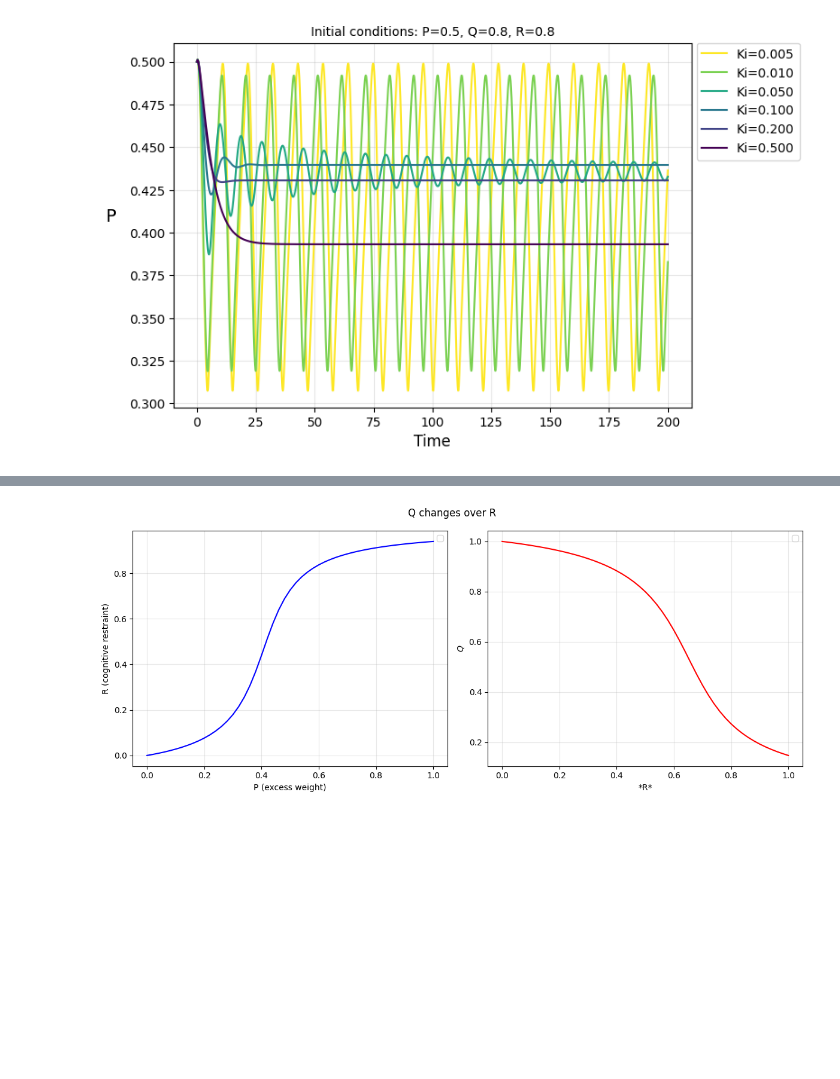
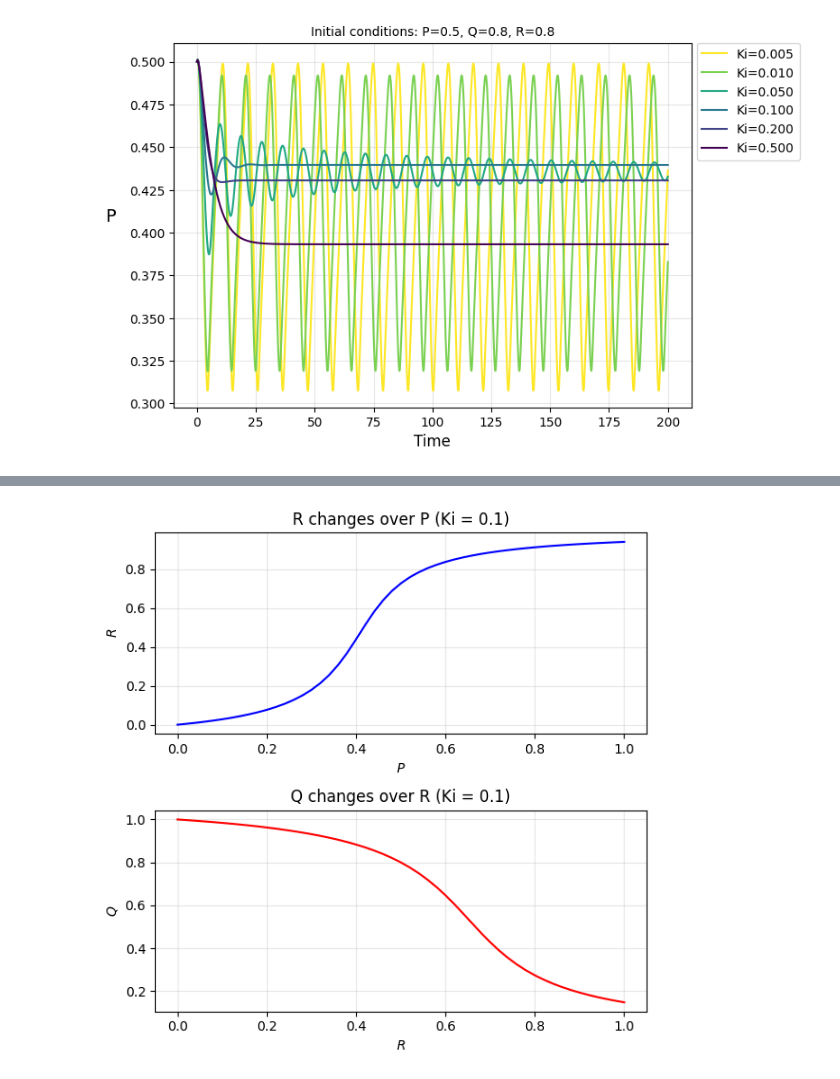
Before and after one commit to JingwenLuo7/ComplexSystem, a Jupyter notebook: Project_BlockII/PQR_model.ipynb, the cells around one changed output, grey strips where cells are left out. Drawn from its saved outputs; the diff is of its cells as text; code cells hidden in the pictures; blank space fills up the shorter version.

Commit message:
update figure 5 and 6

```diff
--- a/Project_BlockII/PQR_model.ipynb
+++ b/Project_BlockII/PQR_model.ipynb
@@ -327,6 +430,10 @@ plot_timeEvo_v4(v4_vals,full_path_figure4)
 
 3. The curves are obtained for the parameter values of figures 2 and 3 by numerical integration of eqs (1a-c), starting from the initial values: P=0.5, Q=R=0.8.
 # %%
+a, b = 0.1, 0.1
+V1, V2, V3, V4 = 1.0, 1.5, 6.0, 2.5
+K, K1, K2, K3, K4 = 0.2, 0.01, 0.01, 0.01, 0.01
+
 # Parameters for Figure 6
 y0_fig6 = [0.5, 0.8, 0.8]
 t_span_fig6 = (0, 50)
@@ -412,39 +556,39 @@ P_vals = np.linspace(0, 1, 51) # sample P 51 times
 R_ss = np.zeros_like(P_vals)
 params_RP = [V3, V4, 0.1, 0.1]#[V3, V4, K3, K4]
 for i, P in enumerate(P_vals):
   sol = solve_ivp(dR_dt, time_span, y0, args=(P,params_RP,), rtol=1e-6, atol=1e-9)
   R_ss[i] = sol.y[0, -1]
 
 # calculate Q dependent on R changes
 R_vals = np.linspace(0, 1, 51) # sample R 51 times
 Q_ss = np.zeros_like(R_vals)
 params_QR = [V1, V2, 0.1, 0.1]#[V1, V2, K1, K2]
 for i, R in enumerate(R_vals):
     sol = solve_ivp(dQ_dt, time_span, y0, args=(R,params_QR,), rtol=1e-6, atol=1e-9)
     Q_ss[i] = sol.y[0, -1]
 
 # visualization
-plt.figure(figsize=(12,5))
+plt.figure(figsize=(6,6))
 # R vs P
-plt.subplot(121)
+plt.subplot(211)
 plt.plot(P_vals, R_ss, 'b-')
-plt.xlabel('P (excess weight)')
-plt.ylabel('R (cognitive restraint)')
-plt.suptitle('R changes over P')
+plt.xlabel('$P$')
+plt.ylabel('$R$')
+plt.title('R changes over P (Ki = 0.1)')
 
 # Q vs R
-plt.subplot(122)
+plt.subplot(212)
 plt.plot(R_vals, Q_ss, 'r-')
 plt.xlabel('$R$')
 plt.ylabel('$Q$')
-plt.suptitle('Q changes over R')
+plt.title('Q changes over R (Ki = 0.1)')
 
 # label
 for ax in plt.gcf().axes:
-  ax.legend(loc='best')
+  #ax.legend(loc='best')
   ax.grid(True, alpha=0.3)
 
 plt.tight_layout()
 plt.show()
 # %% [output]
-[figure, old version]
+[figure, new version]
```
Also changed, not shown: parts of 3 cells of this notebook.
